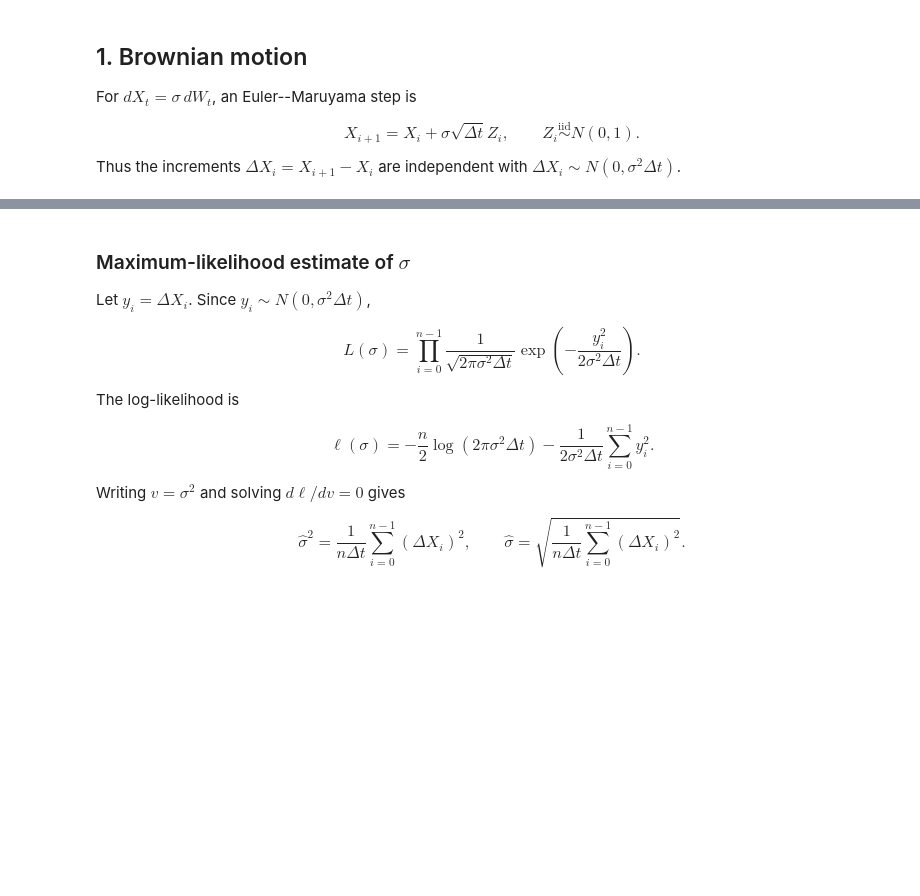
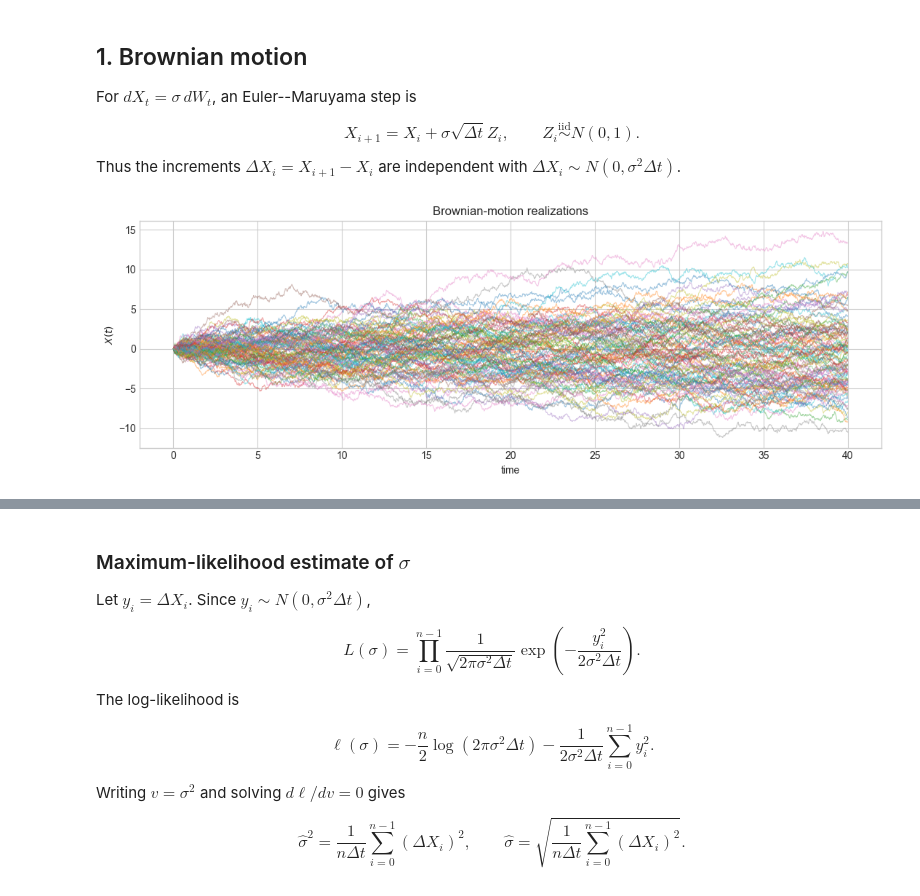
Before and after one commit to dared22/master_thesis, a Jupyter notebook: sandbox/likelihood_calc.ipynb, the cells around one changed output, grey strips where cells are left out. Cells and saved outputs as stored; diff of their text form; code cells hidden in the pictures; blank space fills up the shorter version.

Commit message:
multiple realizations and distributions for brownian motion and oscillator

```diff
--- a/sandbox/likelihood_calc.ipynb
+++ b/sandbox/likelihood_calc.ipynb
@@ -30,13 +30,20 @@ def brownian_motion(x0, sigma, dt, n_steps, rng):
 brownian_dt = 0.02
 brownian_n_steps = 2_000
 brownian_sigma_true = 0.8
-brownian_time, brownian_path = brownian_motion(
-    x0=0.0, sigma=brownian_sigma_true, dt=brownian_dt,
-    n_steps=brownian_n_steps, rng=rng,
-)
+
+paths_list = []
+for i in range(100):
+    brownian_time, brownian_path = brownian_motion(
+        x0=0.0, sigma=brownian_sigma_true, dt=brownian_dt,
+        n_steps=brownian_n_steps, rng=rng,
+    )
+    paths_list.append((brownian_time, brownian_path))
 # %%
 fig, ax = plt.subplots(figsize=(11, 4))
-ax.plot(brownian_time, brownian_path, lw=1.25, color="C0")
-ax.set(title="Brownian-motion realization", xlabel="time", ylabel="$X(t)$")
+for time, path in paths_list:
+    ax.plot(time, path, lw=0.8, alpha=0.4)
+ax.set(title="Brownian-motion realizations", xlabel="time", ylabel="$X(t)$")
 fig.tight_layout()
 plt.show()
+# %% [output]
+[figure, added]
```
Also changed, not shown: parts of 16 cells of this notebook, 1 other file.
